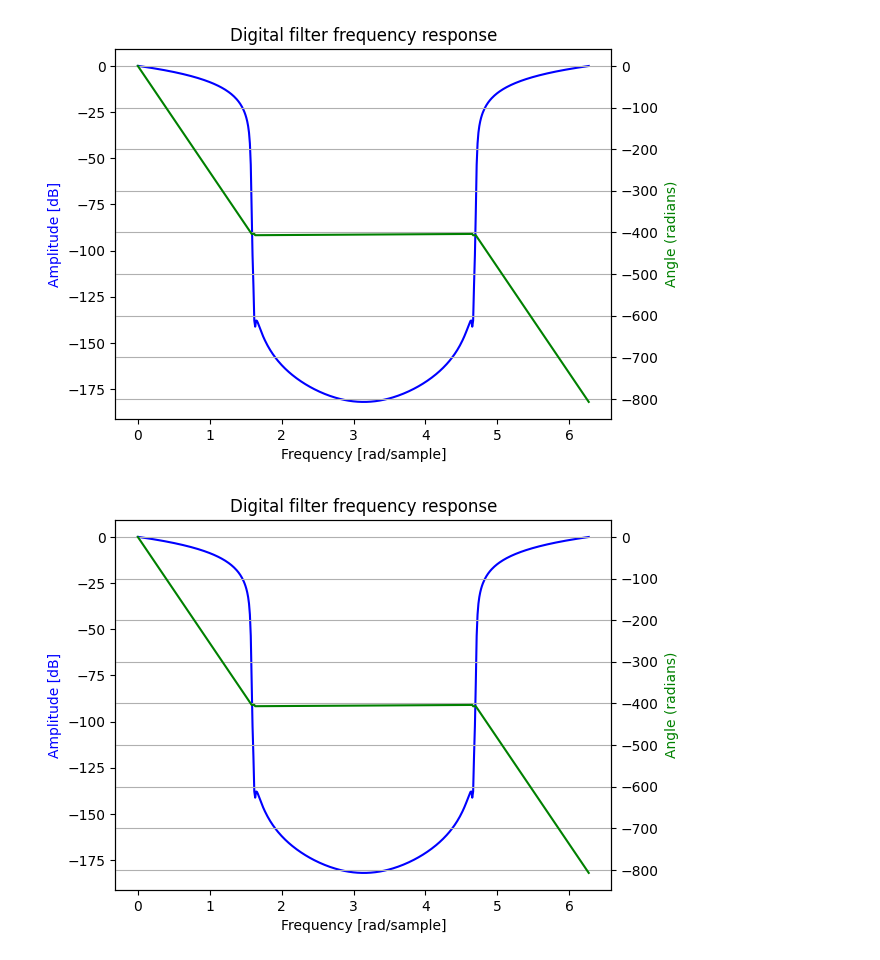
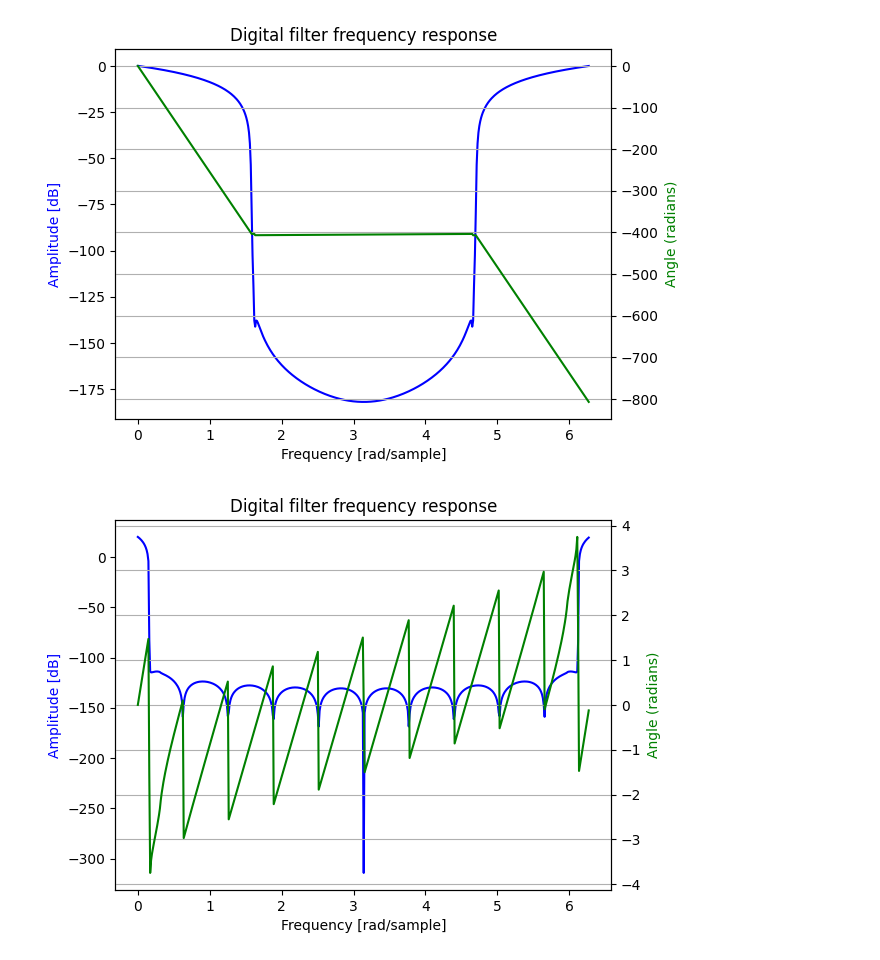
Before and after one commit to cleversonahum/digital_transmission_codes, a Jupyter notebook: codes/test.ipynb, the cells around one changed output. Cells and saved outputs as stored; diff of their text form; code cells hidden in the pictures.

```diff
--- a/codes/test.ipynb
+++ b/codes/test.ipynb
@@ -80,19 +80,19 @@ def interpolate_1d_vector(vector, factor):
     return y_interpolated
 # %%
 # y = interpolate_1d_vector(b, 10)
-y = signal.resample(b, len(b)*1)
+y = signal.resample(b, len(b)*10)
 w, h = signal.freqz(y,1,nf,whole=True)
 fig, ax1 = plt.subplots()
 ax1.set_title('Digital filter frequency response')
 ax1.plot(w, 20 * np.log10(abs(h)), 'b')
 ax1.set_ylabel('Amplitude [dB]', color='b')
 ax1.set_xlabel('Frequency [rad/sample]')
 ax2 = ax1.twinx()
 angles = np.unwrap(np.angle(h))
 ax2.plot(w, angles, 'g')
 ax2.set_ylabel('Angle (radians)', color='g')
 ax2.grid(True)
 ax2.axis('tight')
 plt.show()
 # %% [output]
-[figure, old version]
+[figure, new version]
```
Also changed, not shown: 2 other files.
